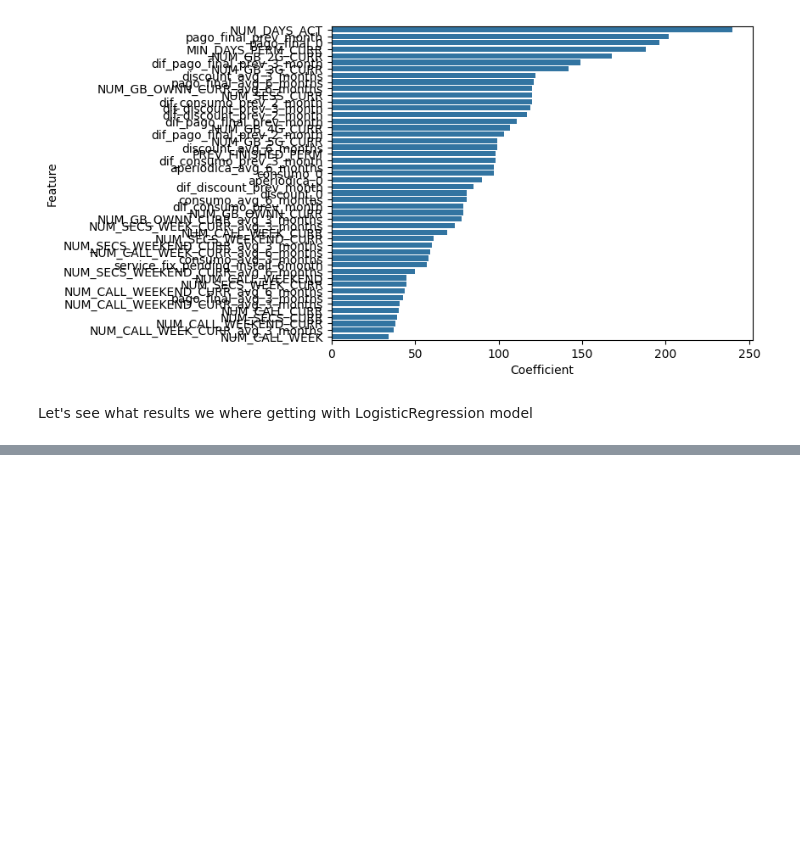
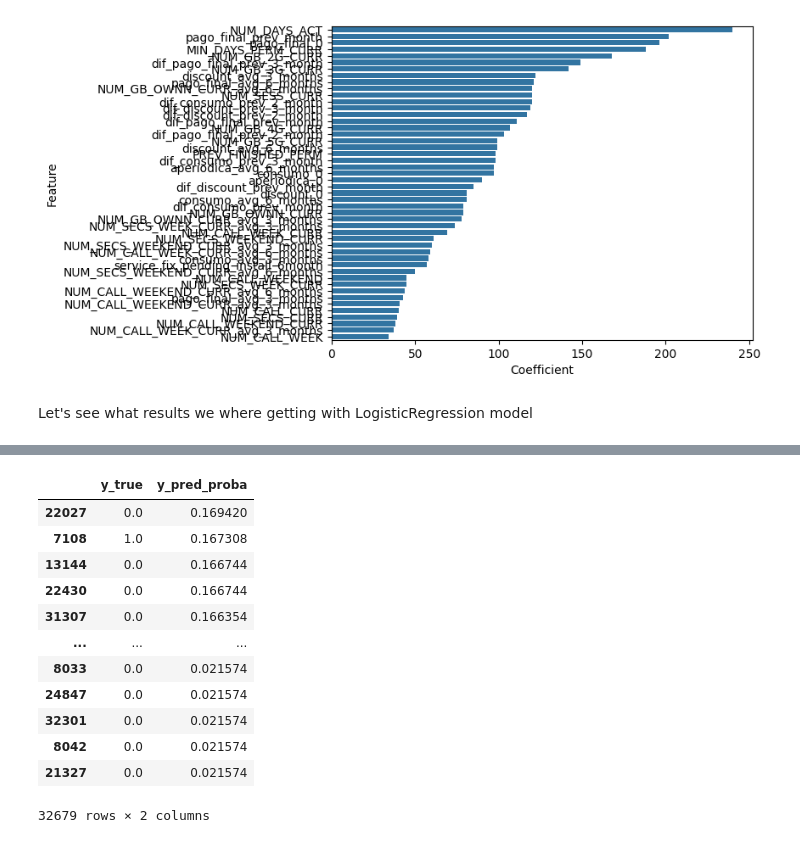
Before and after one commit to Zrive/zrive-ds-4q23-churn, a Jupyter notebook: src/eda/explore_lightgbm.ipynb, the cells around one changed output, grey strips where cells are left out. Cells and saved outputs as stored; diff of their text form; code cells hidden in the pictures; blank space fills up the shorter version.

```diff
--- a/src/eda/explore_lightgbm.ipynb
+++ b/src/eda/explore_lightgbm.ipynb
@@ -448,0 +557,4 @@ Lightgbm model with 0 n of trees and 0 learning rate on test: Roc AUC 0.6223 and
+# %%
+keys, values = zip(*grid_params.items())
+
+permutations_dicts = [dict(zip(keys, v)) for v in itertools.product(*values)]
@@ -448,0 +713,18 @@ Lightgbm model with 0 n of trees and 0 learning rate on test: Roc AUC 0.6223 and
+# %%
+data_sorted = data.sort_values(by="y_pred_proba", ascending=False)
+# %%
+data_sorted
+# %% [output]
+|  | y_true | y_pred_proba |
+| 22027 | 0.0 | 0.169420 |
+| 7108 | 1.0 | 0.167308 |
+| 13144 | 0.0 | 0.166744 |
+| 22430 | 0.0 | 0.166744 |
+| 31307 | 0.0 | 0.166354 |
+| ... | ... | ... |
+| 8033 | 0.0 | 0.021574 |
+| 24847 | 0.0 | 0.021574 |
+| 32301 | 0.0 | 0.021574 |
+| 8042 | 0.0 | 0.021574 |
+| 21327 | 0.0 | 0.021574 |
+32679 rows × 2 columns
```
Also changed, not shown: parts of 37 cells of this notebook, 7 other files.
